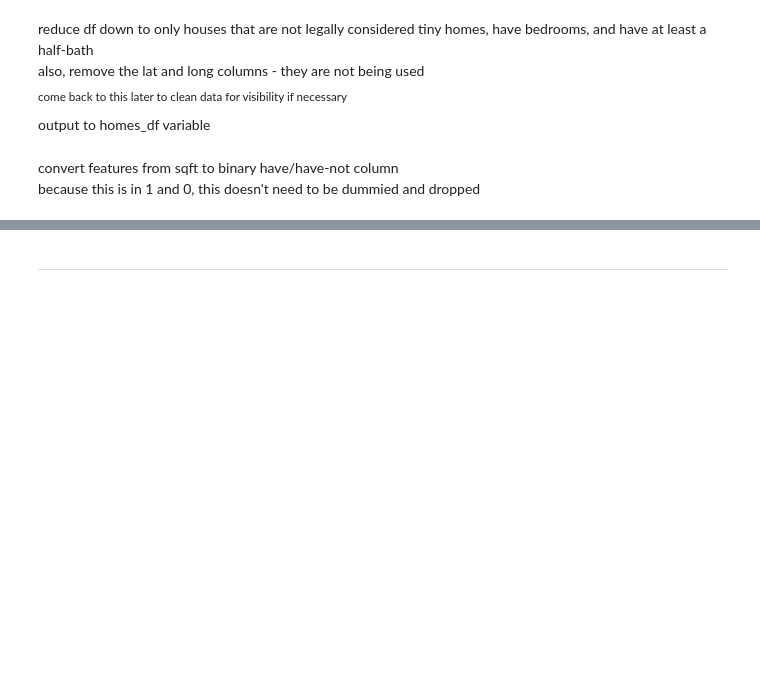
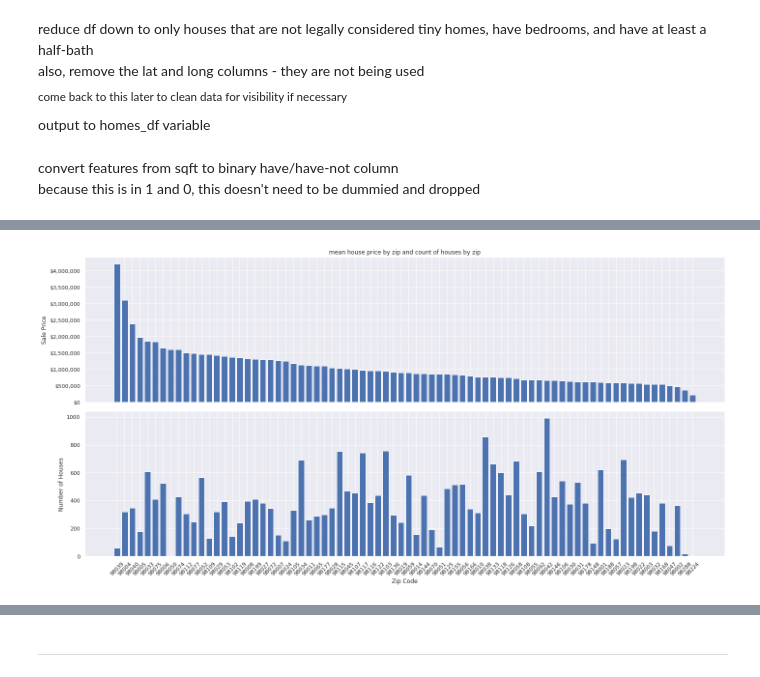
Before and after one commit to ParkedHampster/Modeled_Homes-Phase_2, a Jupyter notebook: individual_notebooks/jd.ipynb, the cells around one changed output, grey strips where cells are left out. Cells and saved outputs as stored; diff of their text form; code cells hidden in the pictures; blank space fills up the shorter version.

```diff
--- a/individual_notebooks/jd.ipynb
+++ b/individual_notebooks/jd.ipynb
@@ -93,0 +324,8 @@ kc_only.head()
+# %%
+zip_by_price_mean = homes_df[
+    ['zip','price']].groupby(by='zip').agg(
+        {'price':'median','zip':'size'}
+        ).rename(
+            columns={'zip':'count'}
+        ).reset_index().sort_values('price',ascending=False)
+zip_by_price_mean
@@ -93,0 +362,24 @@ kc_only.head()
+# %%
+fig, ax = plt.subplots(2,1, sharex=True, figsize=(20,10))
+
+y=[zip_by_price_mean['price'],zip_by_price_mean['count']]
+x = zip_by_price_mean['zip']
+ax[0].bar(x=x, height=y[0])
+ax[1].bar(x=x, height=y[1])
+
+ax[0].set(
+    title='mean house price by zip and count of houses by zip',
+    ylabel='Sale Price'
+)
+ax[1].set(
+    ylabel='Number of Houses',
+    xlabel='Zip Code',
+)
+
+dollar_format = mtick.StrMethodFormatter('${x:,.0f}')
+ax[0].yaxis.set_major_formatter(dollar_format)
+plt.xticks(rotation=45)
+plt.tight_layout()
+'';
+# %% [output]
+[figure, added]
```
Also changed, not shown: parts of 26 cells of this notebook, 1 other file.
